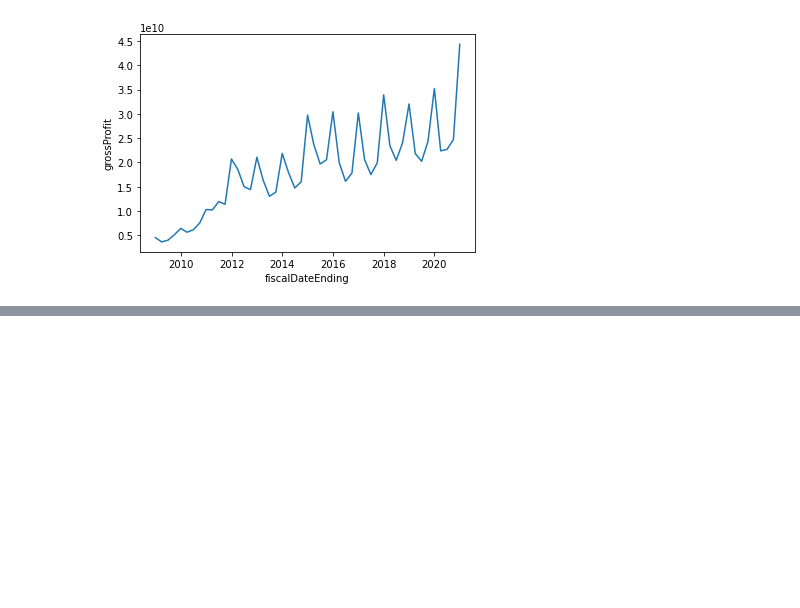
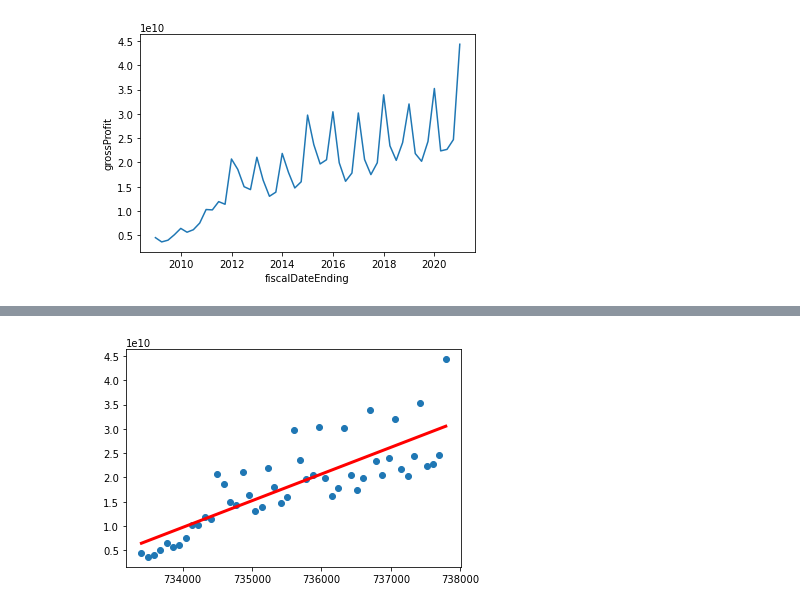
Before and after one commit to y-jiahao/stock-price-prediction, a Jupyter notebook: Jia Hao/main.ipynb, the cells around one changed output, grey strips where cells are left out. Cells and saved outputs as stored; diff of their text form; code cells hidden in the pictures; blank space fills up the shorter version.

```diff
--- a/Jia Hao/main.ipynb
+++ b/Jia Hao/main.ipynb
@@ -133,0 +150,14 @@ TypeError: cannot perform __rmul__ with this index type: DatetimeArray
+# %%
+ordinalno = pd.DataFrame(profits_ordinal.index)
+profits = pd.DataFrame(profits_ordinal['grossProfit'])
+
+linreg2 = LinearRegression()
+linreg2.fit(ordinalno, profits)
+regline_x = ordinalno
+regline_y = linreg2.intercept_ + linreg2.coef_ * ordinalno
+
+plt.scatter(ordinalno, profits)
+plt.plot(regline_x, regline_y, 'r-', linewidth = 3)
+plt.show()
+# %% [output]
+[figure, added]
```
Also changed, not shown: parts of 8 cells of this notebook.
